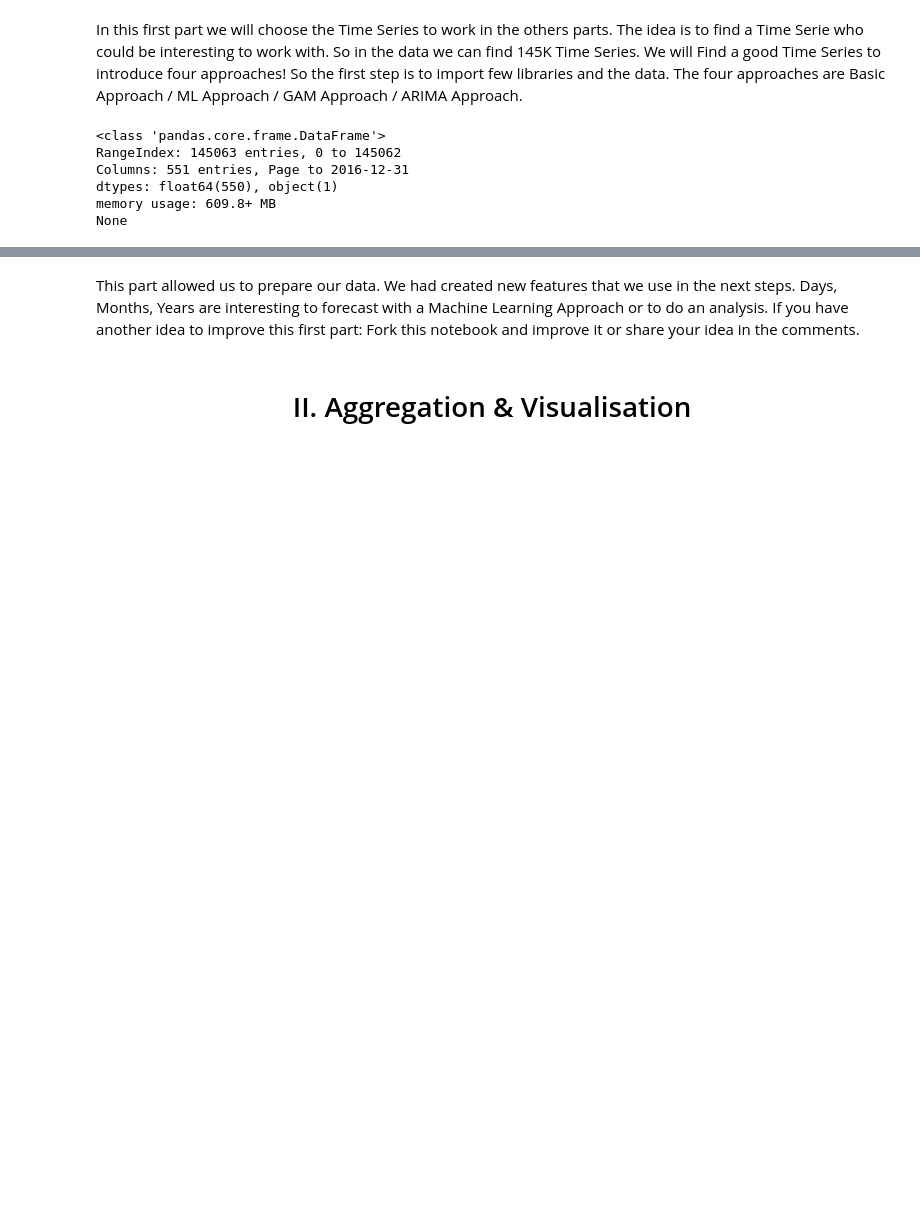
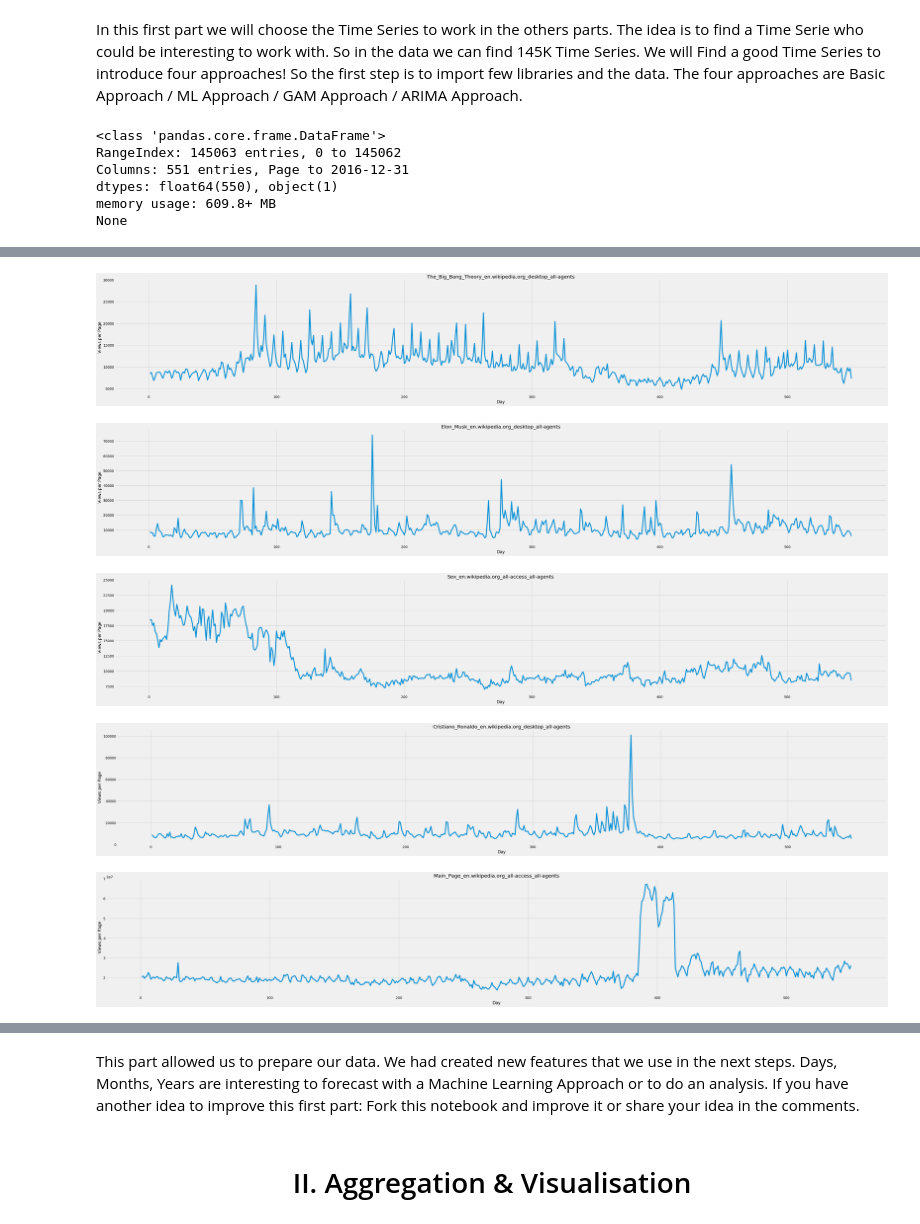
Before and after one commit to whatust/MO444-Final, a Jupyter notebook: src/baseline.ipynb, the cells around one changed output, grey strips where cells are left out. Drawn from its saved outputs; the diff is of its cells as text; code cells hidden in the pictures; blank space fills up the shorter version.

```diff
--- a/src/baseline.ipynb
+++ b/src/baseline.ipynb
@@ -55,0 +80,3 @@ None
+# %%
+select_train = train.loc[train.sum(axis=1).nlargest(1000).index].reset_index(drop=True)
+print(select_train.shape)
@@ -56,3 +101,25 @@ None
+# %%
+def plot_visits(index):
+    days=np.arange(1, select_train.shape[1])
+
+    plt.figure(figsize=(50, 8))
+    plt.plot(days, select_train.loc[index][1:])
+    plt.title(select_train.loc[index]['Page'])
+    plt.ylabel('Views per Page')
+    plt.xlabel('Day')
+    plt.show()
+# %%
+plot_visits(996)
+plot_visits(972)
+plot_visits(974)
+plot_visits(995)
+plot_visits(0)
+# %% [output]
+[figure, added]
+[figure, added]
+[figure, added]
+[figure, added]
+[figure, added]
 # %%
 train_flattened = pd.melt(train[list(train.columns[-50:])+['Page']], id_vars='Page', var_name='date', value_name='Visits')
 train_flattened['date'] = train_flattened['date'].astype('datetime64[ns]')
```
Also changed, not shown: parts of 6 cells of this notebook.
